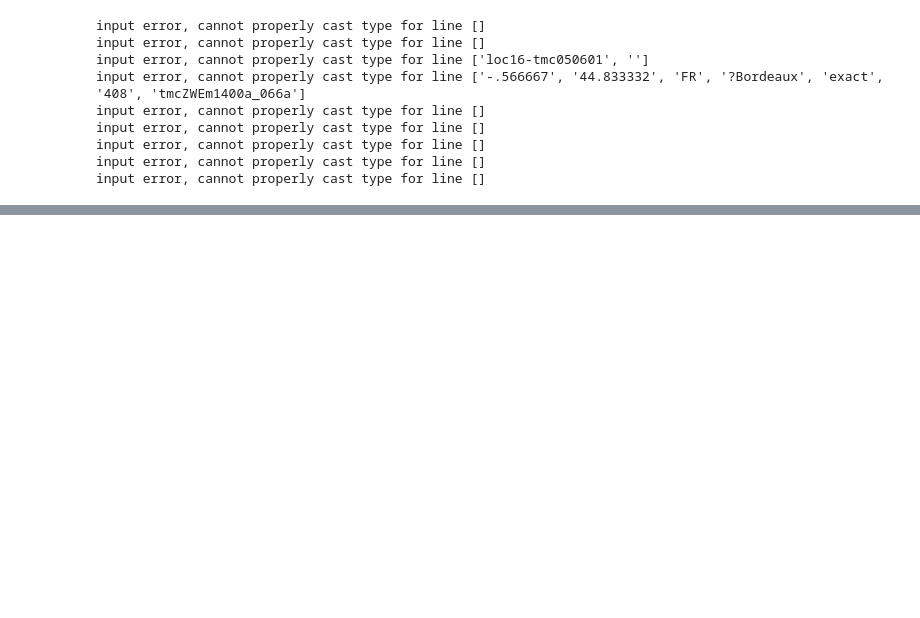
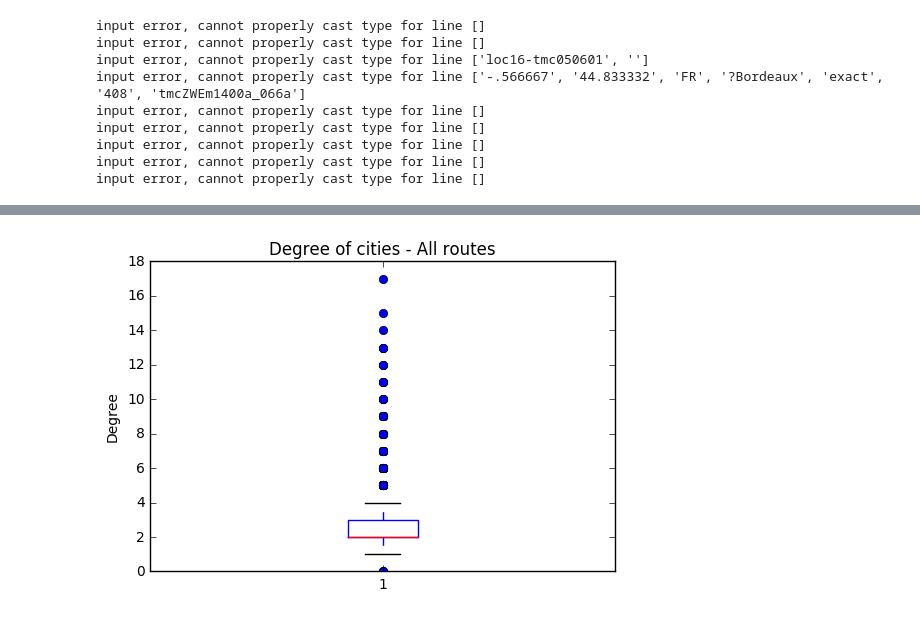
Before and after one commit to LucyWilcox/Plague, a Jupyter notebook: code/main_model.ipynb, the cells around one changed output, grey strips where cells are left out. Saved outputs shown, nothing was run; the diff lists cells and outputs as text; code cells hidden in the pictures; blank space fills up the shorter version.

```diff
--- a/code/main_model.ipynb
+++ b/code/main_model.ipynb
@@ -114,0 +111,7 @@ plt.show()
+# %%
+plt.boxplot(degree, sym = 'ro')
+plt.title('Degree of cities - All routes')
+plt.ylabel('Degree')
+plt.show()
+# %% [output]
+[figure, added]
```
Also changed, not shown: parts of 12 cells of this notebook, 2 other files.
